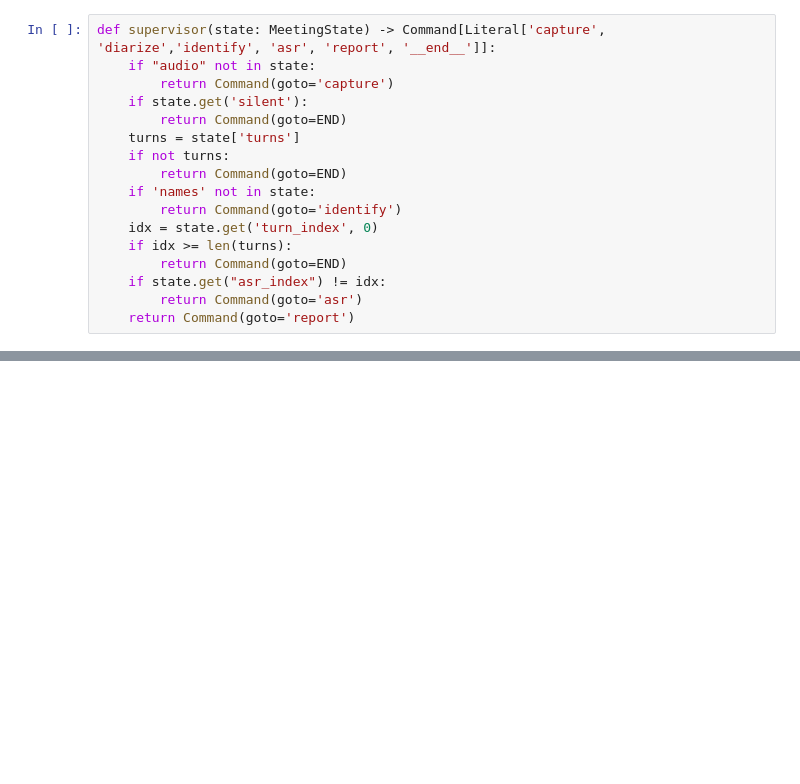
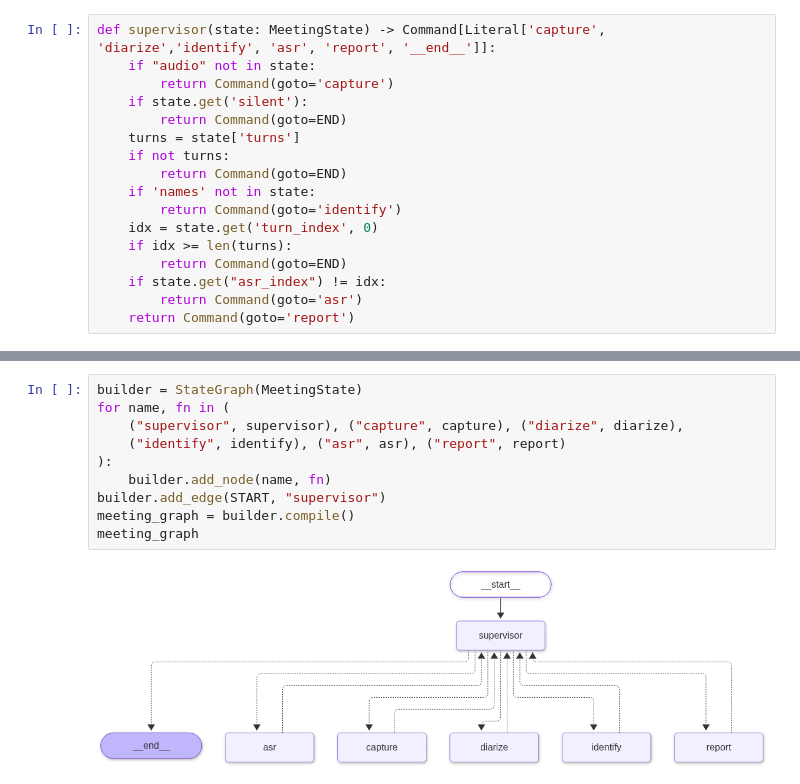
Before and after one commit to harwoon/14_Agent, a Jupyter notebook: 7_pyannote.ipynb, the cells around one changed output, grey strips where cells are left out. Drawn from its saved outputs; the diff is of its cells as text; blank space fills up the shorter version.

```diff
--- a/7_pyannote.ipynb
+++ b/7_pyannote.ipynb
@@ -589,0 +648,12 @@ def diarize(state: MeetingState) -> Command[Literal['supervisor']]:
+# %%
+builder = StateGraph(MeetingState)
+for name, fn in (
+    ("supervisor", supervisor), ("capture", capture), ("diarize", diarize),
+    ("identify", identify), ("asr", asr), ("report", report)
+):
+    builder.add_node(name, fn)
+builder.add_edge(START, "supervisor")
+meeting_graph = builder.compile()
+meeting_graph
+# %% [output]
+[figure, added]
```
Also changed, not shown: parts of 6 cells of this notebook.
